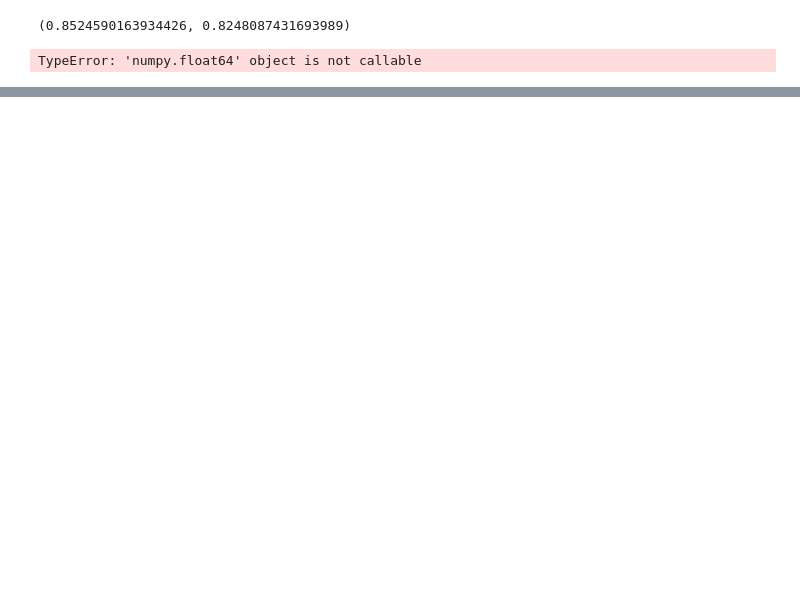
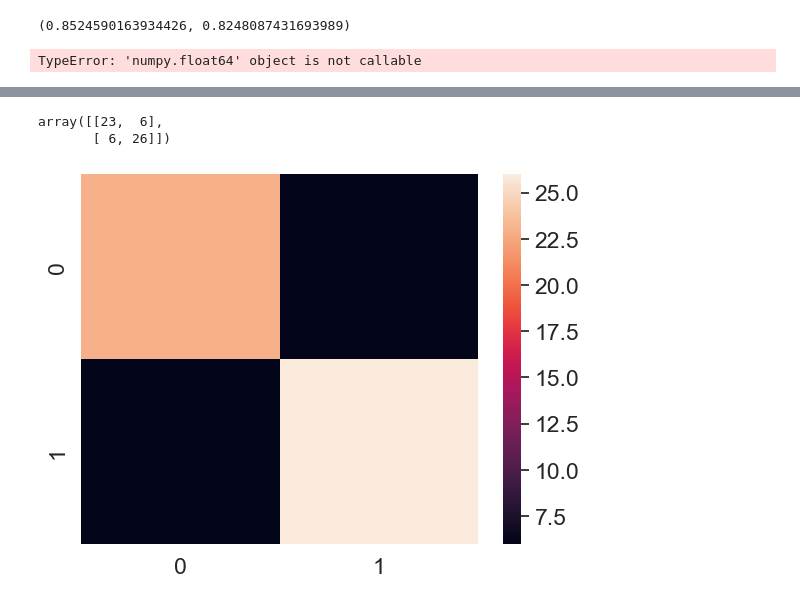
Before and after one commit to isoteriksoftware/psyche, a Jupyter notebook: scikit.ipynb, the cells around one changed output, grey strips where cells are left out. Drawn from its saved outputs; the diff is of its cells as text; code cells hidden in the pictures; blank space fills up the shorter version.

```diff
--- a/scikit.ipynb
+++ b/scikit.ipynb
@@ -807,0 +897,18 @@ TypeError: 'numpy.float64' object is not callable
+# %%
+from sklearn.metrics import confusion_matrix
+
+y_preds = model.predict(X_test)
+confusion_matrix(y_test, y_preds)
+# %% [output]
+array([[23,  6],
+       [ 6, 26]])
+# %%
+import seaborn as sns
+
+sns.set(font_scale=1.5)
+
+conf_mat = confusion_matrix(y_test, y_preds)
+
+sns.heatmap(conf_mat);
+# %% [output]
+[figure, added]
```
Also changed, not shown: parts of 40 cells of this notebook.
